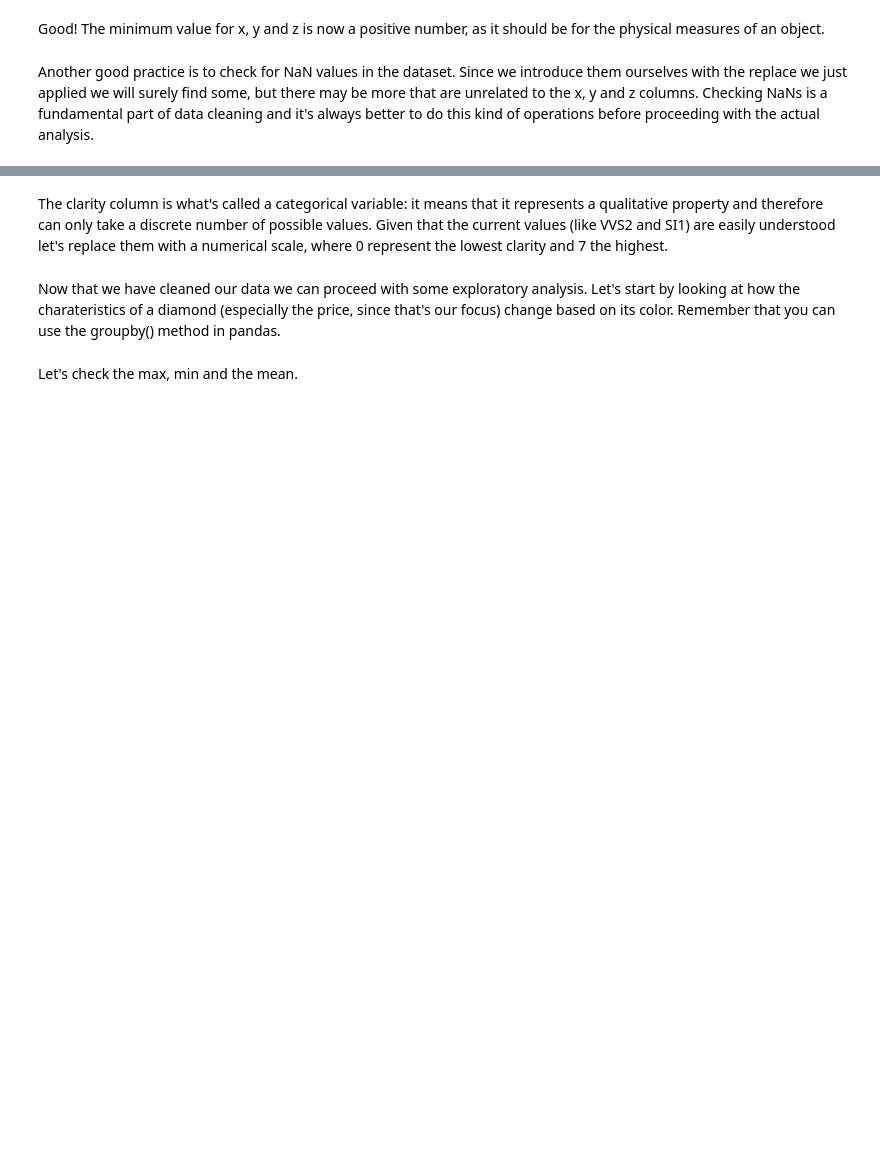
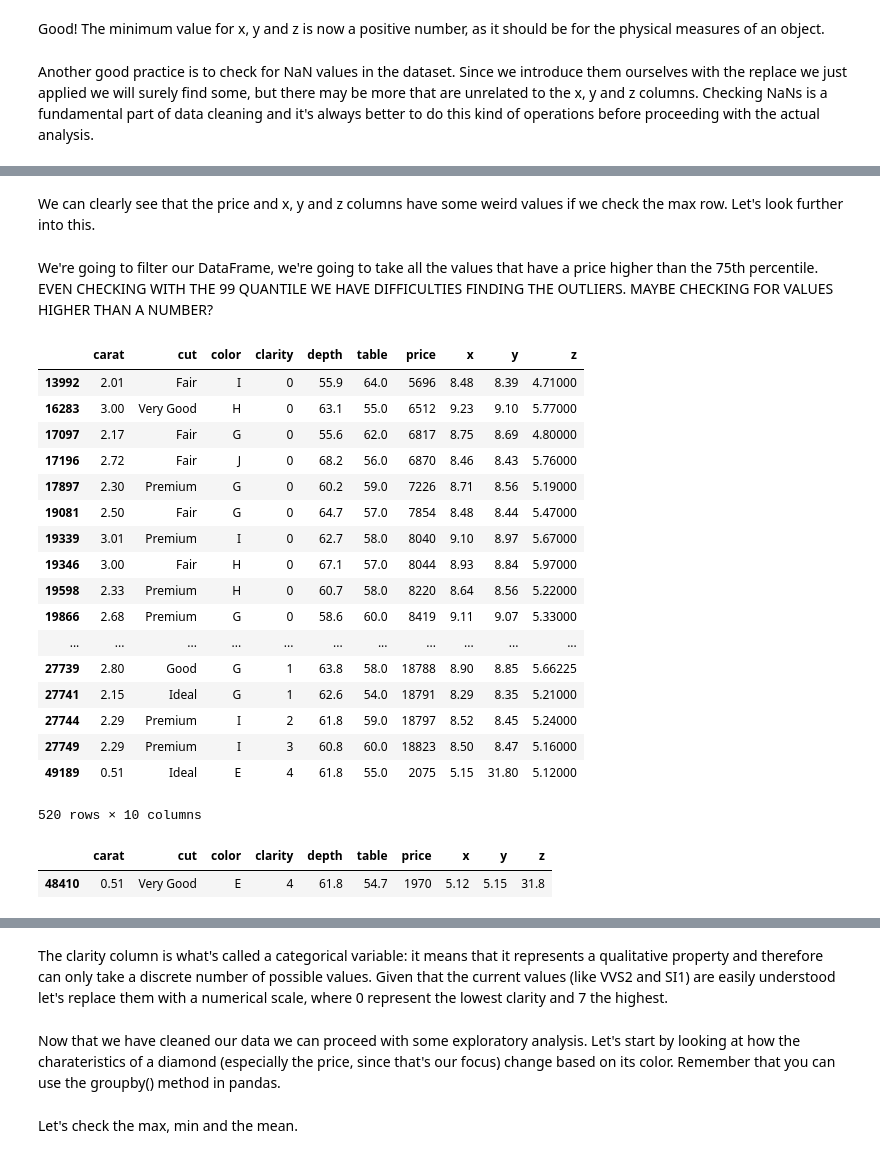
Before and after one commit to ta-data-bcn/Review-W4-Data-Cleaning-And-Descriptive-Statistics, a Jupyter notebook: main.ipynb, the cells around one changed output, grey strips where cells are left out. Drawn from its saved outputs; the diff is of its cells as text; code cells hidden in the pictures; blank space fills up the shorter version.

```diff
--- a/main.ipynb
+++ b/main.ipynb
@@ -119,0 +196,31 @@ diamonds = diamonds.dropna()
+# %% [markdown]
+We can clearly see that the price and x, y and z columns have some weird values if we check the max row. Let's look further into this.
+# %% [markdown]
+We're going to filter our DataFrame, we're going to take all the values that have a price higher than the 75th percentile. EVEN CHECKING WITH THE 99 QUANTILE WE HAVE DIFFICULTIES FINDING THE OUTLIERS. MAYBE CHECKING FOR VALUES HIGHER THAN A NUMBER?
+# %%
+quantile90 = diamonds.y.quantile(0.99)
+diamonds[diamonds.y > quantile90]
+# %% [output]
+|  | carat | cut | color | clarity | depth | table | price | x | y | z |
+| 13992 | 2.01 | Fair | I | 0 | 55.9 | 64.0 | 5696 | 8.48 | 8.39 | 4.71000 |
+| 16283 | 3.00 | Very Good | H | 0 | 63.1 | 55.0 | 6512 | 9.23 | 9.10 | 5.77000 |
+| 17097 | 2.17 | Fair | G | 0 | 55.6 | 62.0 | 6817 | 8.75 | 8.69 | 4.80000 |
+| 17196 | 2.72 | Fair | J | 0 | 68.2 | 56.0 | 6870 | 8.46 | 8.43 | 5.76000 |
+| 17897 | 2.30 | Premium | G | 0 | 60.2 | 59.0 | 7226 | 8.71 | 8.56 | 5.19000 |
+| 19081 | 2.50 | Fair | G | 0 | 64.7 | 57.0 | 7854 | 8.48 | 8.44 | 5.47000 |
+| 19339 | 3.01 | Premium | I | 0 | 62.7 | 58.0 | 8040 | 9.10 | 8.97 | 5.67000 |
+| 19346 | 3.00 | Fair | H | 0 | 67.1 | 57.0 | 8044 | 8.93 | 8.84 | 5.97000 |
+| 19598 | 2.33 | Premium | H | 0 | 60.7 | 58.0 | 8220 | 8.64 | 8.56 | 5.22000 |
+| 19866 | 2.68 | Premium | G | 0 | 58.6 | 60.0 | 8419 | 9.11 | 9.07 | 5.33000 |
+| ... | ... | ... | ... | ... | ... | ... | ... | ... | ... | ... |
+| 27739 | 2.80 | Good | G | 1 | 63.8 | 58.0 | 18788 | 8.90 | 8.85 | 5.66225 |
+| 27741 | 2.15 | Ideal | G | 1 | 62.6 | 54.0 | 18791 | 8.29 | 8.35 | 5.21000 |
+| 27744 | 2.29 | Premium | I | 2 | 61.8 | 59.0 | 18797 | 8.52 | 8.45 | 5.24000 |
+| 27749 | 2.29 | Premium | I | 3 | 60.8 | 60.0 | 18823 | 8.50 | 8.47 | 5.16000 |
+| 49189 | 0.51 | Ideal | E | 4 | 61.8 | 55.0 | 2075 | 5.15 | 31.80 | 5.12000 |
+520 rows × 10 columns
+# %%
+diamonds[diamonds.z > 10]
+# %% [output]
+|  | carat | cut | color | clarity | depth | table | price | x | y | z |
+| 48410 | 0.51 | Very Good | E | 4 | 61.8 | 54.7 | 1970 | 5.12 | 5.15 | 31.8 |
```
Also changed, not shown: parts of 26 cells of this notebook.
